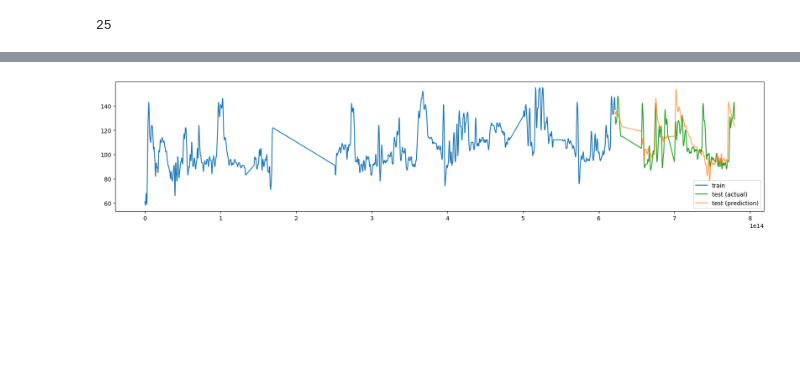
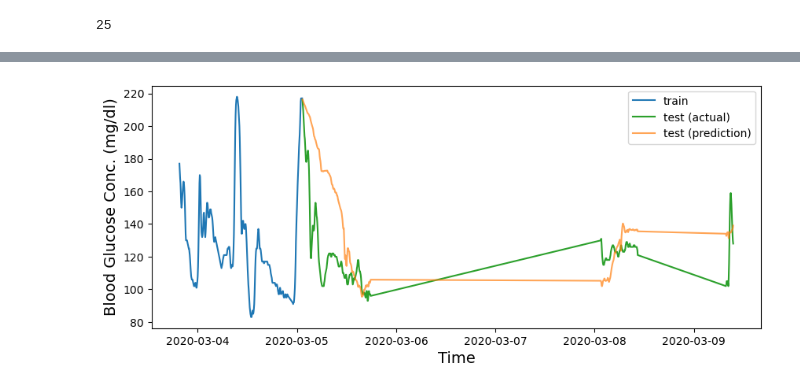
Before and after one commit to NoahGillespie/CGM, a Jupyter notebook: model/time_series.ipynb, the cells around one changed output, grey strips where cells are left out. Drawn from its saved outputs; the diff is of its cells as text; code cells hidden in the pictures; blank space fills up the shorter version.

```diff
--- a/model/time_series.ipynb
+++ b/model/time_series.ipynb
@@ -531,11 +570,19 @@ def validation_pred(series, glu_lag, exog, exog_lag):
 
 
 def plot_series_validation(train, test, ardl_pred):
-    plt.figure(figsize=(20, 4))
+    plt.figure(figsize=(10, 4))
 
-    plt.plot(train.index, train['glucose'], color='tab:blue', label='train')
-    plt.plot(test.index, b['glucose'], color='tab:green', label='test (actual)')
+    start_idx = len(train) - len(test)
+
+    plt.plot(train.index[start_idx:], train.loc[train.index[start_idx: ], 'glucose'], color='tab:blue', label='train')
+    plt.plot(test.index, test['glucose'], color='tab:green', label='test (actual)')
     plt.plot(test.index, ardl_pred.predicted_mean, color='tab:orange', alpha=0.7, label='test (prediction)')
     plt.legend()
+    plt.xlabel('Time', fontsize=14)
+    plt.ylabel('Blood Glucose Conc. (mg/dl)', fontsize=14)
     # plt.plot(test.index, ardl_pred.predicted_mean - 1.28 * ardl_pred.se_mean, color='tab:orange', linestyle='--')
     # plt.plot(test.index, ardl_pred.predicted_mean + 1.28 * ardl_pred.se_mean, color='tab:orange', linestyle='--')
+# %%
+for i in train_participants[0:1]:
+    a, b, c = validation_pred(part_series[i], 1, models['gi'], 3)
+    plot_series_validation(a, b, c)
@@ -541,0 +591,4 @@ def plot_series_validation(train, test, ardl_pred):
+# %%
+for i in train_participants[0:1]:
+    a, b, c = validation_pred(part_series[i], 1, models['biometrics'], 3)
+    plot_series_validation(a, b, c)
@@ -542,6 +597,6 @@ def plot_series_validation(train, test, ardl_pred):
 # %%
 for i in train_participants[0:1]:
-    a, b, c = validation_pred(part_series[i], 1, models['gi_and_bio'], 6)
+    a, b, c = validation_pred(part_series[i], 1, models['gi_and_bio'], 3)
     plot_series_validation(a, b, c)
 # %% [output]
-[figure, old version]
+[figure, new version]
```
Also changed, not shown: parts of 18 cells of this notebook.
